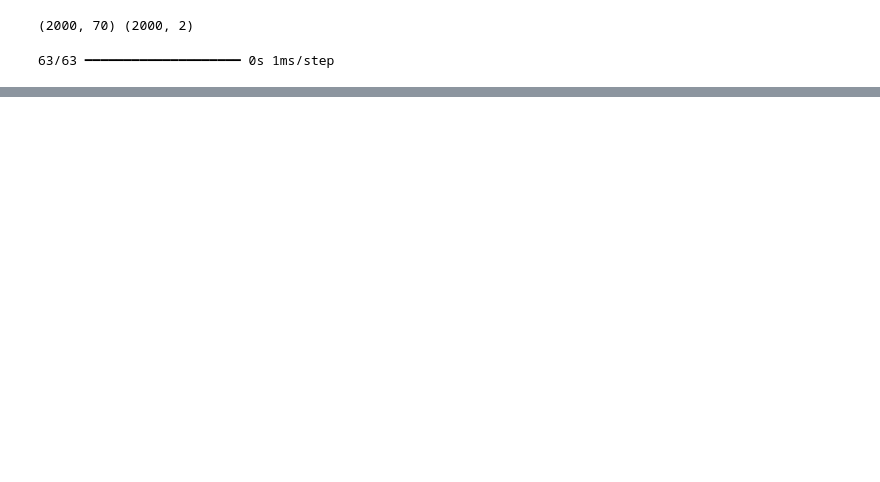
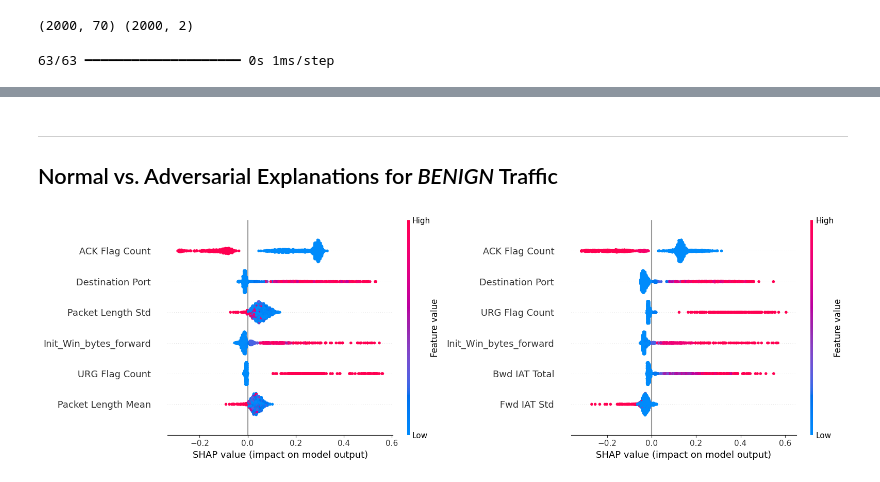
Before and after one commit to f-odc/xai-assisted-intrusion-detection, a Jupyter notebook: src/prototypes/alpha.ipynb, the cells around one changed output, grey strips where cells are left out. Drawn from its saved outputs; the diff is of its cells as text; code cells hidden in the pictures; blank space fills up the shorter version.

```diff
--- a/src/prototypes/alpha.ipynb
+++ b/src/prototypes/alpha.ipynb
@@ -353,0 +354,9 @@ False Negative Rate: 1.60%
+# %% [markdown]
+---
+## Normal vs. Adversarial Explanations for *BENIGN* Traffic
+# %%
+# find benign samples
+benign_samples = np.where(y_train['BENIGN'] == 1)
+exp.plot_shap_summary_comparison(shap_values, X_train, shap_values_adv, X_adv_fgsm, 6, target_indices=benign_samples)
+# %% [output]
+[figure, added]
```
Also changed, not shown: parts of 11 cells of this notebook, 2 other files.
